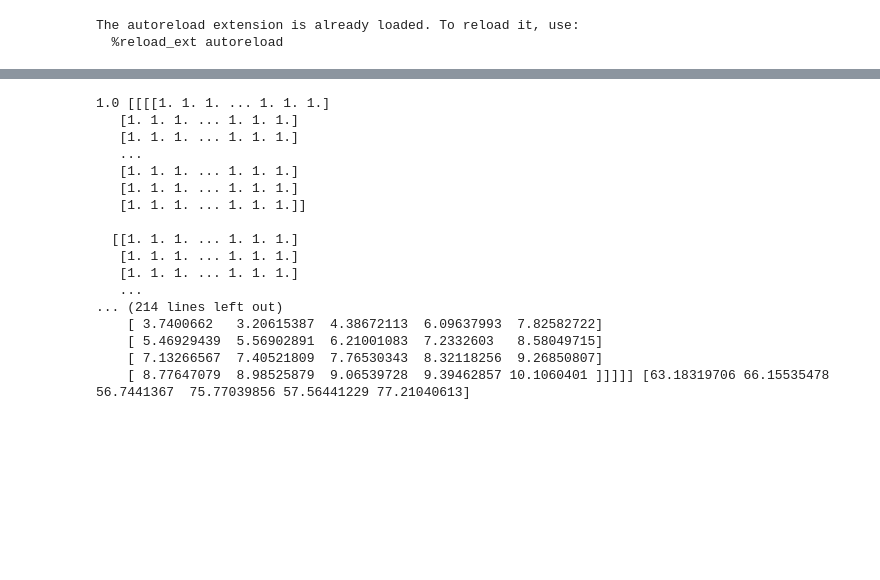
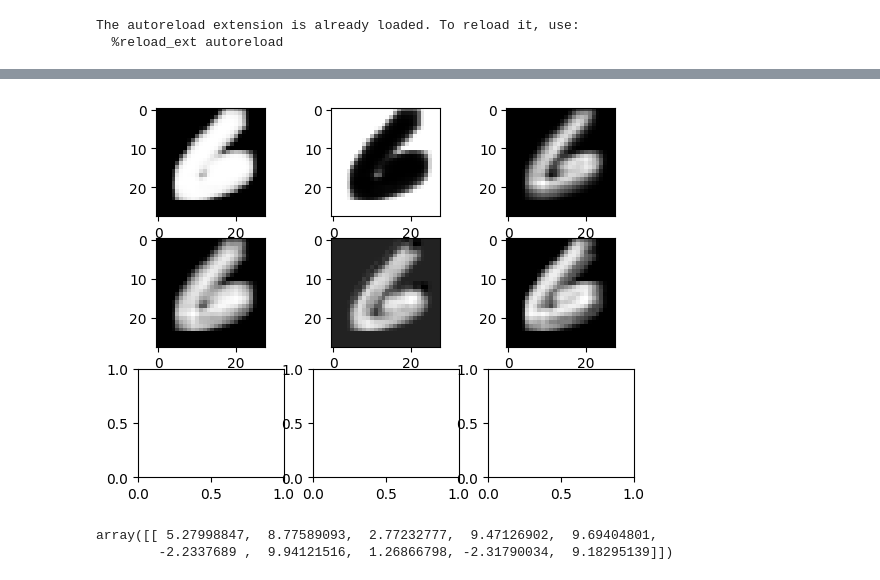
Before and after one commit to JoseMCruzMendez/CodingMLBasics, a Jupyter notebook: NeuralNetworks/TestingConv.ipynb, the cells around one changed output, grey strips where cells are left out. Cells and saved outputs as stored; diff of their text form; code cells hidden in the pictures; blank space fills up the shorter version.

```diff
--- a/NeuralNetworks/TestingConv.ipynb
+++ b/NeuralNetworks/TestingConv.ipynb
@@ -41,19 +126,18 @@ loss.backward()
+# %%
+l1 = model.conv1(train_data[-2:-1])
+l2 = model.conv2(model.pool1(l1))
+l3 = model.pool2(l2)
+layers = l1
+num_axs = int(np.ceil(np.sqrt(len(layers.v[0]))))
+fig, axs = plt.subplots(nrows=num_axs, ncols=num_axs)
+axs = axs.flatten()
+for i, layer in enumerate(layers.v[0]):
+    axs[i].imshow(layer, cmap="gray")
+# %% [output]
+[figure, added]
 # %%
+logits = model.nn(l3.reshape((-1, 16*5*5))).v
+logits
 # %% [output]
-1.0 [[[[1. 1. 1. ... 1. 1. 1.]
-   [1. 1. 1. ... 1. 1. 1.]
-   [1. 1. 1. ... 1. 1. 1.]
-   ...
-   [1. 1. 1. ... 1. 1. 1.]
-   [1. 1. 1. ... 1. 1. 1.]
-   [1. 1. 1. ... 1. 1. 1.]]
-
-  [[1. 1. 1. ... 1. 1. 1.]
-   [1. 1. 1. ... 1. 1. 1.]
-   [1. 1. 1. ... 1. 1. 1.]
-   ...
-... (214 lines left out)
-    [ 3.7400662   3.20615387  4.38672113  6.09637993  7.82582722]
-    [ 5.46929439  5.56902891  6.21001083  7.2332603   8.58049715]
-    [ 7.13266567  7.40521809  7.76530343  8.32118256  9.26850807]
-    [ 8.77647079  8.98525879  9.06539728  9.39462857 10.1060401 ]]]]] [63.18319706 66.15535478 56.7441367  75.77039856 57.56441229 77.21040613]
+array([[ 5.27998847,  8.77589093,  2.77232777,  9.47126902,  9.69404801,
+        -2.2337689 ,  9.94121516,  1.26866798, -2.31790034,  9.18295139]])
```
Also changed, not shown: parts of 7 cells of this notebook, 4 other files.
